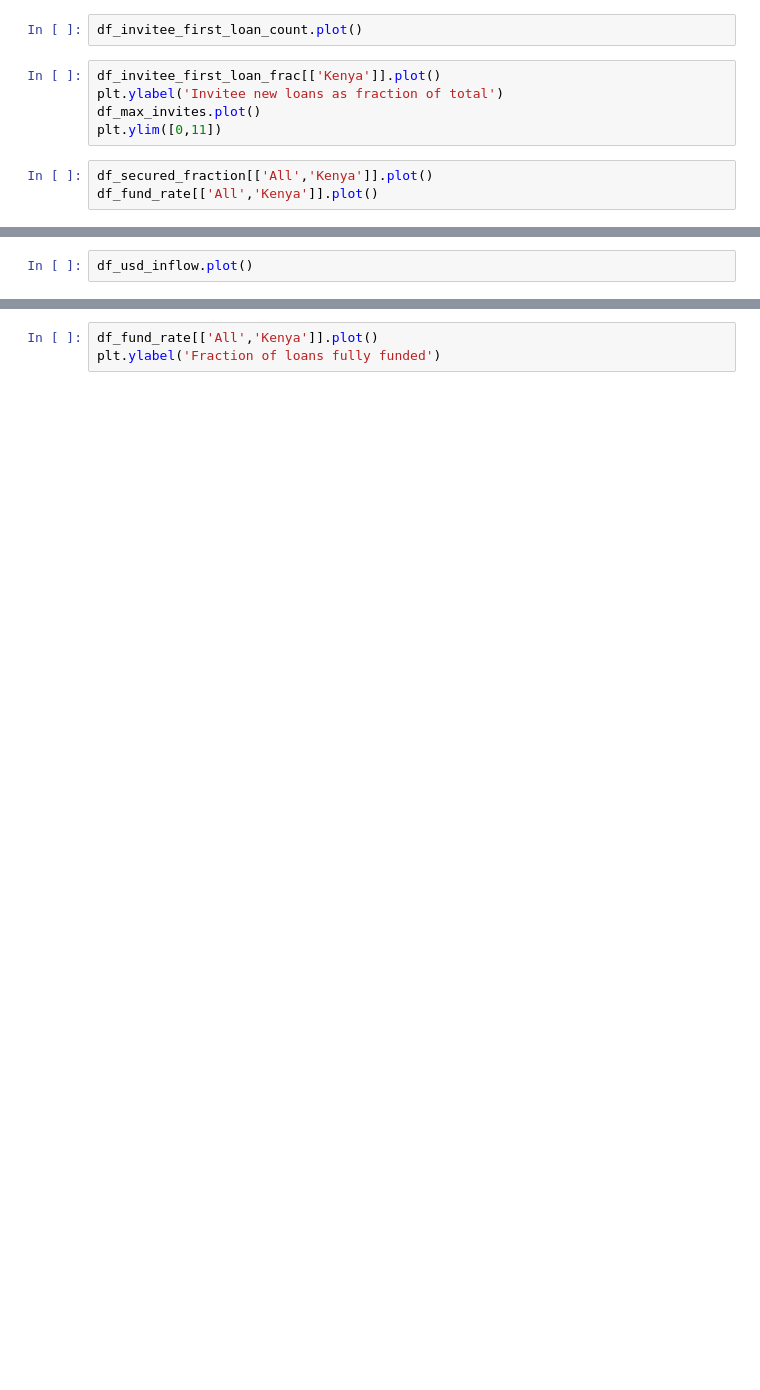
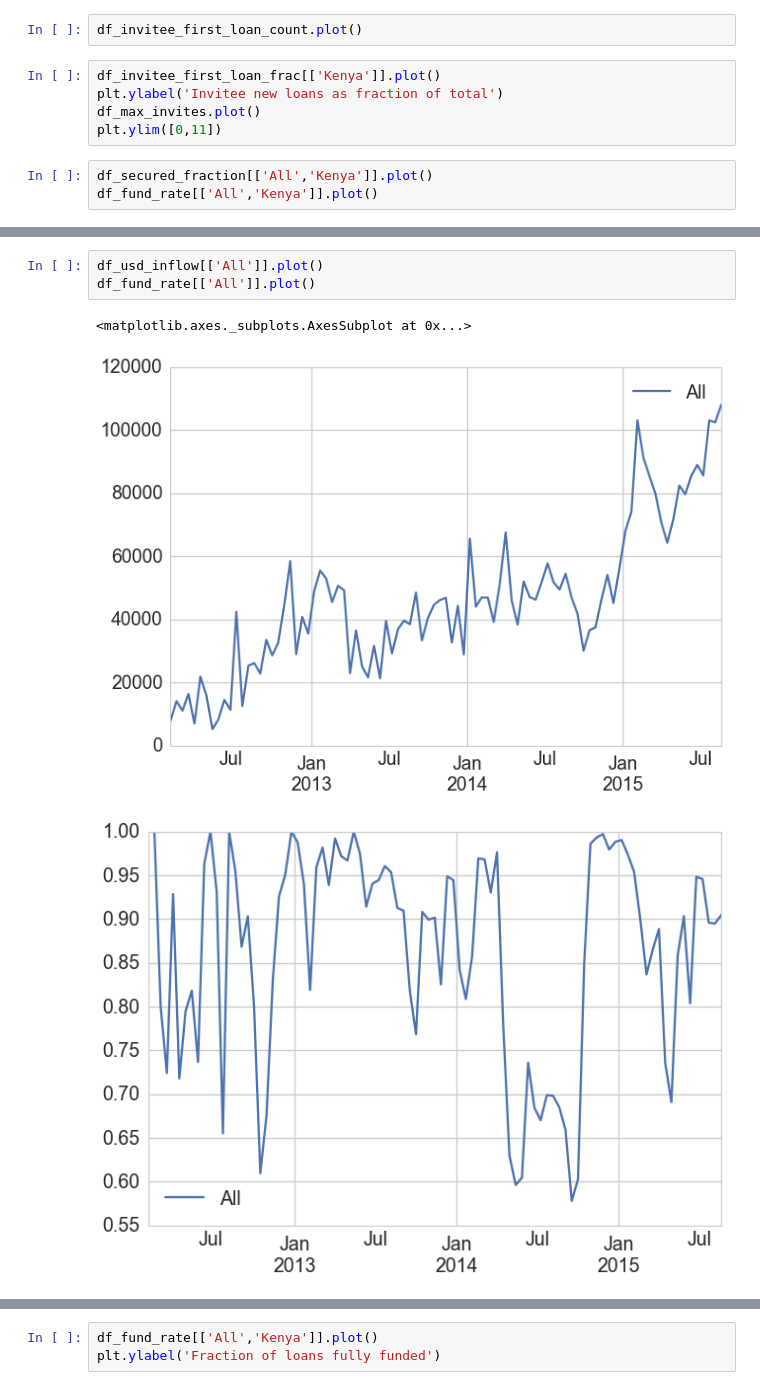
Before and after one commit to glenday/Zidisha, a Jupyter notebook: ZidishaApp/app/Zidisha_organization_by_country.ipynb, the cells around one changed output, grey strips where cells are left out. Drawn from its saved outputs; the diff is of its cells as text; blank space fills up the shorter version.

```diff
--- a/ZidishaApp/app/Zidisha_organization_by_country.ipynb
+++ b/ZidishaApp/app/Zidisha_organization_by_country.ipynb
@@ -132,4 +144,9 @@ df_usd_requested.plot()
 # %%
-df_usd_inflow.plot()
+df_usd_inflow[['All']].plot()
+df_fund_rate[['All']].plot()
+# %% [output]
+<matplotlib.axes._subplots.AxesSubplot at 0x...>
+[figure, added]
+[figure, added]
 # %%
 df_time_to_disbursement.All.plot()
```
Also changed, not shown: parts of 16 cells of this notebook, 4 other files.
